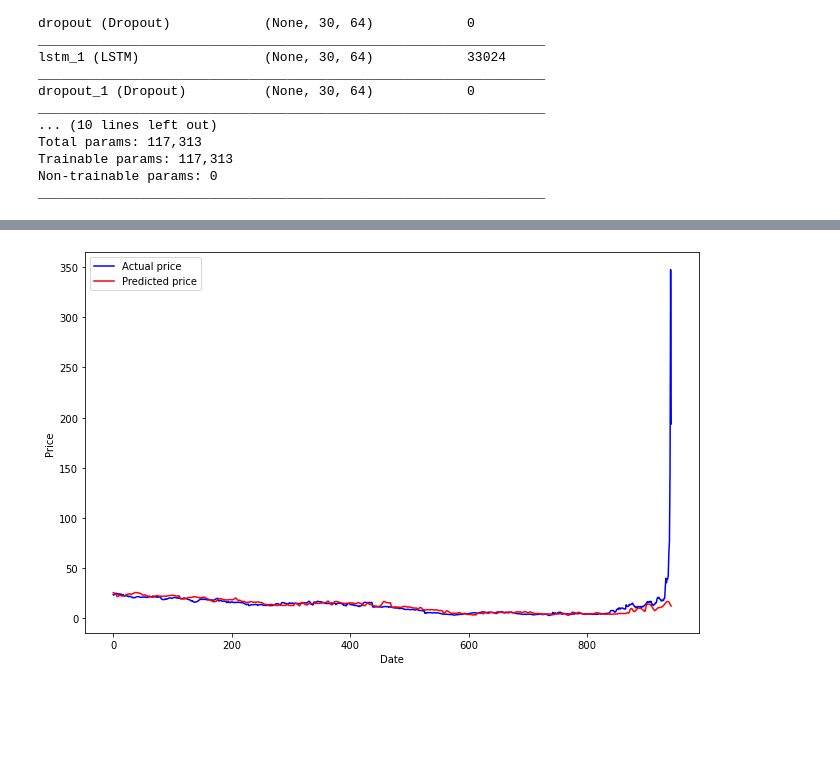
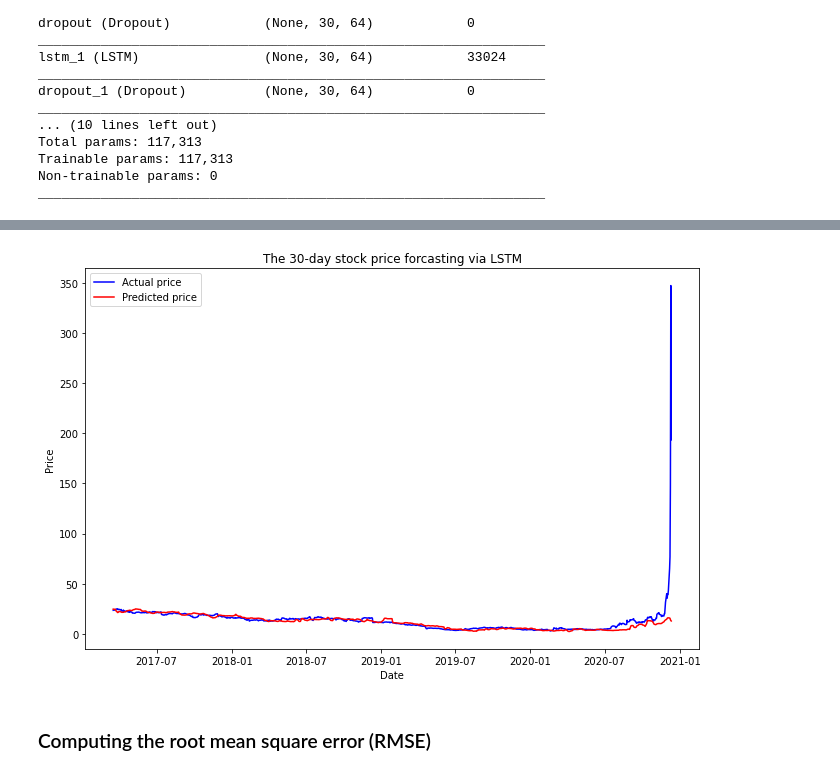
Before and after one commit to zhaoshengEE/Stock_Price_Forecasting, a Jupyter notebook: LSTM_30.ipynb, the cells around one changed output, grey strips where cells are left out. Saved outputs shown, nothing was run; the diff lists cells and outputs as text; code cells hidden in the pictures; blank space fills up the shorter version.

```diff
--- a/LSTM_30.ipynb
+++ b/LSTM_30.ipynb
@@ -41,0 +45,2 @@ df = pd.read_csv("data/GME_stock.csv")
+# %%
+date = pd.to_datetime(df['date'])
@@ -119,0 +106,5 @@ y_train[0].shape
+# %%
+split_date_index = time_steps - 1 + len(X_train)  # The 'date' splits the dataset into the two sets
+
+dates_training = date[time_steps - 1:split_date_index]
+dates_test = date[split_date_index:split_date_index + len(X_test)]
@@ -195,13 +213,17 @@ test_actual_value = scaler.inverse_transform(np.array(y_test))
 # %%
-plt.figure(figsize = (11,7))
-plt.plot(test_actual_value, color= 'blue', label= 'Actual price')
-plt.plot(test_predicted_value, color= 'red', label= 'Predicted price')
+plt.figure(figsize = (11, 7))
+plt.plot(dates_test, test_actual_value, color= 'blue', label= 'Actual price')
+plt.plot(dates_test, test_predicted_value, color= 'red', label= 'Predicted price')
 plt.xlabel('Date')
 plt.ylabel('Price')
+plt.title('The 30-day stock price forcasting via LSTM')
 plt.legend()
+plt.savefig('img/LSTM_30_test_result.png')
 plt.show()
 # %% [output]
-[figure, old version]
+[figure, new version]
+# %% [markdown]
+### Computing the root mean square error (RMSE)
 # %%
 RMSE = sqrt(mean_squared_error(test_actual_value, test_predicted_value))
 print(f'The root mean square error (RMSE) for the LSTM model is {RMSE}')
```
Also changed, not shown: parts of 54 cells of this notebook.
